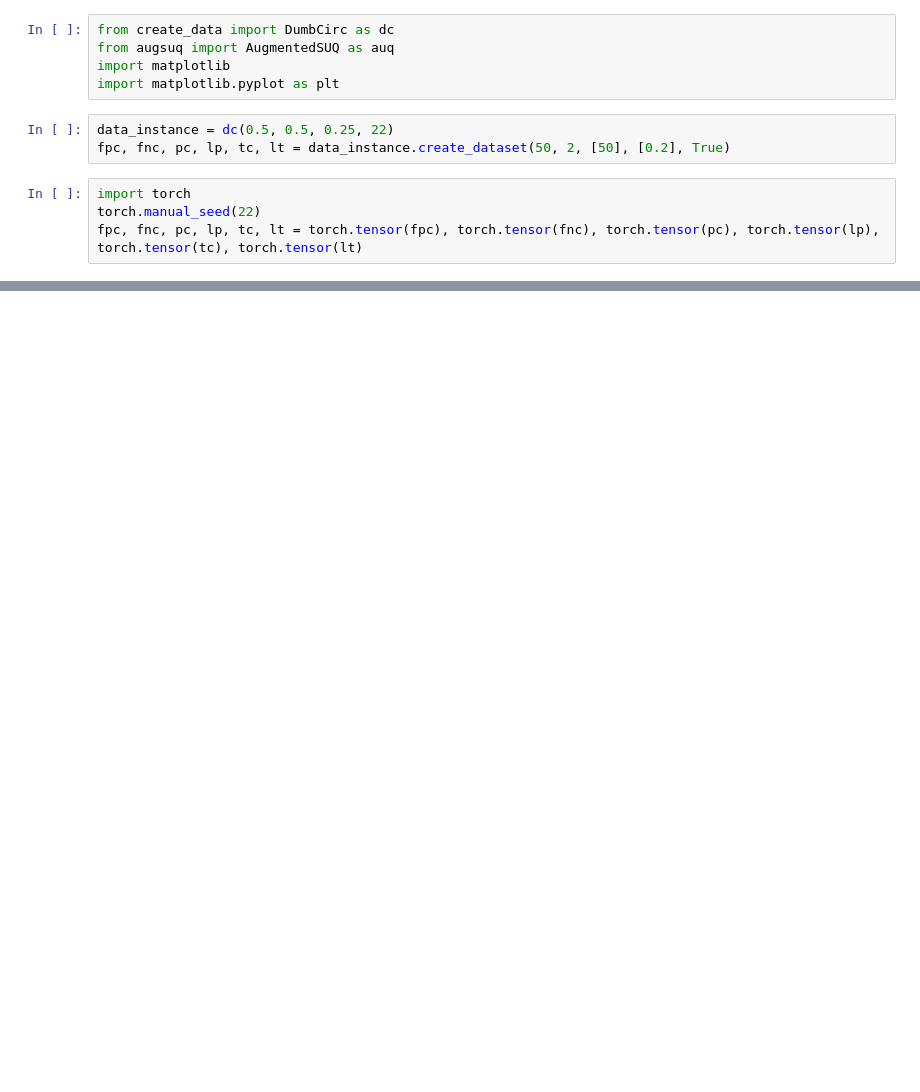
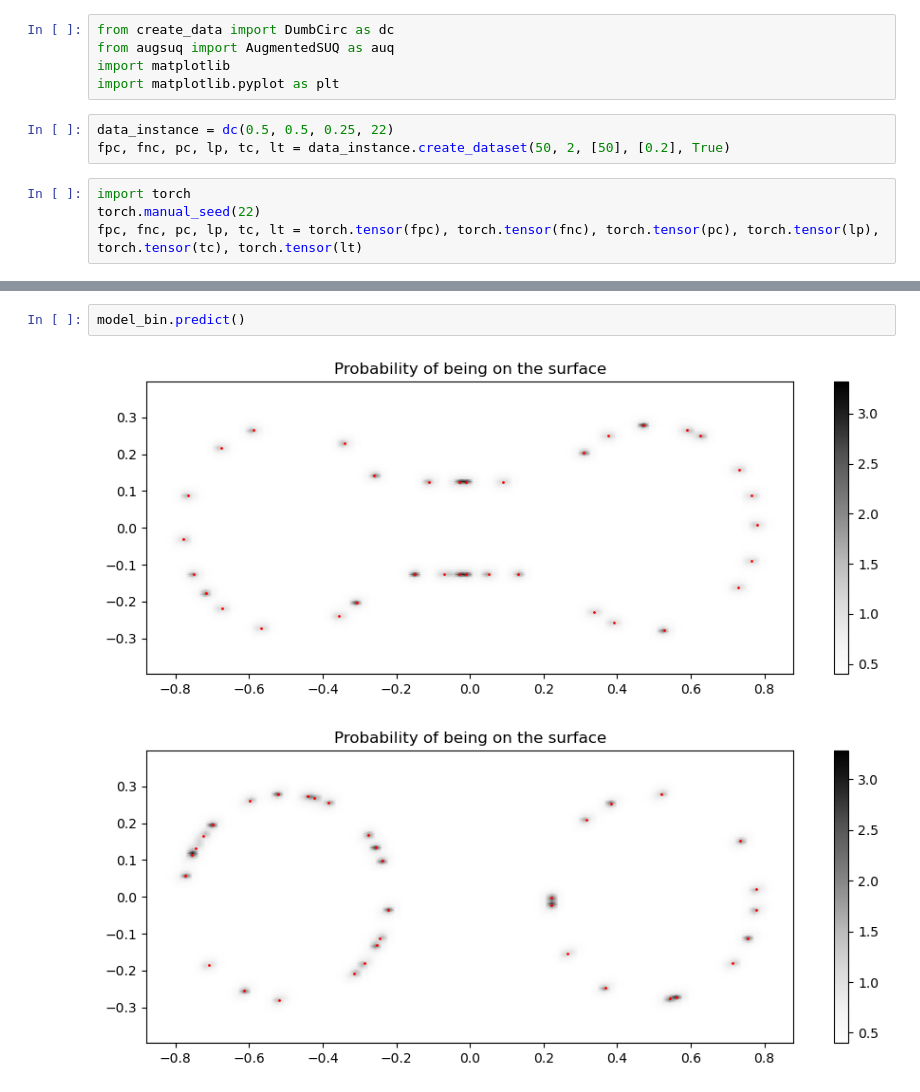
Before and after one commit to drtghosh/thesis_notebooks, a Jupyter notebook: check_training_augsuq.ipynb, the cells around one changed output, grey strips where cells are left out. Cells and saved outputs as stored; diff of their text form; blank space fills up the shorter version.

```diff
--- a/check_training_augsuq.ipynb
+++ b/check_training_augsuq.ipynb
@@ -48,0 +74,5 @@ model.predict()
+# %%
+model_bin.predict()
+# %% [output]
+[figure, added]
+[figure, added]
```
Also changed, not shown: parts of 14 cells of this notebook, 5 other files.
